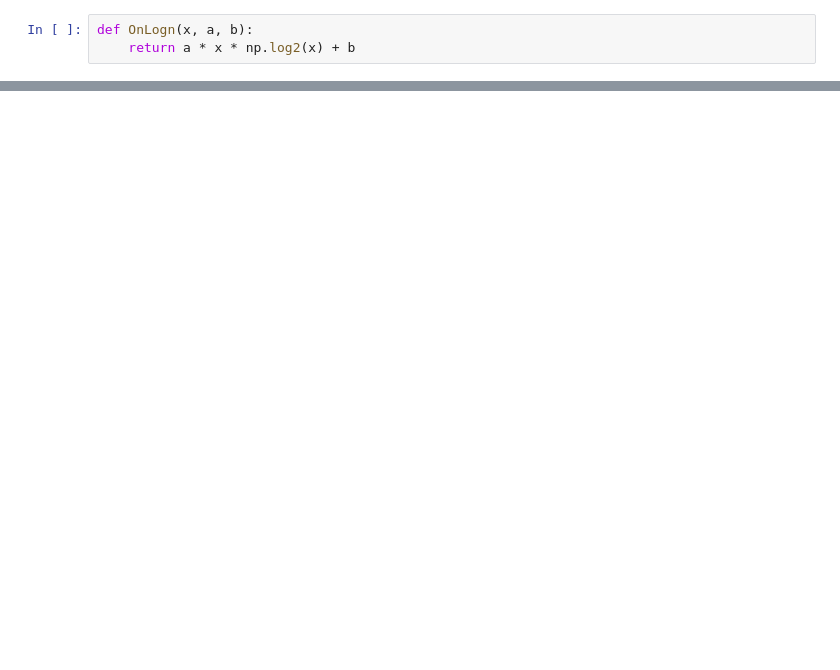
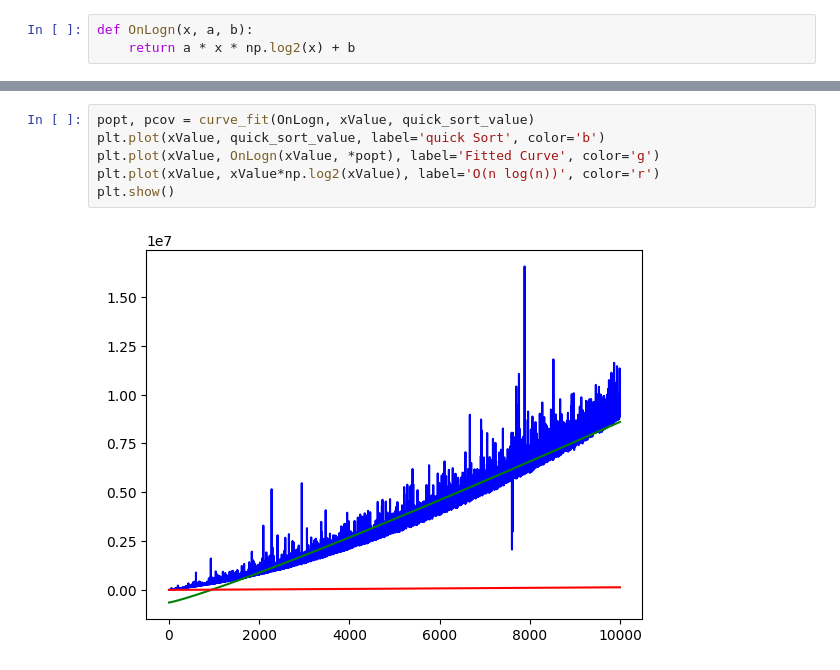
Before and after one commit to peterstarr08/ds3254-system-and-algorithm-assignments, a Jupyter notebook: asgn2_sorting_algorith_analysis/analysis.ipynb, the cells around one changed output, grey strips where cells are left out. Drawn from its saved outputs; the diff is of its cells as text; blank space fills up the shorter version.

```diff
--- a/asgn2_sorting_algorith_analysis/analysis.ipynb
+++ b/asgn2_sorting_algorith_analysis/analysis.ipynb
@@ -45,0 +47,8 @@ plt.show()
+# %%
+popt, pcov = curve_fit(OnLogn, xValue, quick_sort_value)
+plt.plot(xValue, quick_sort_value, label='quick Sort', color='b')
+plt.plot(xValue, OnLogn(xValue, *popt), label='Fitted Curve', color='g')
+plt.plot(xValue, xValue*np.log2(xValue), label='O(n log(n))', color='r')
+plt.show()
+# %% [output]
+[figure, added]
```
Also changed, not shown: parts of 4 cells of this notebook, 4 other files.
